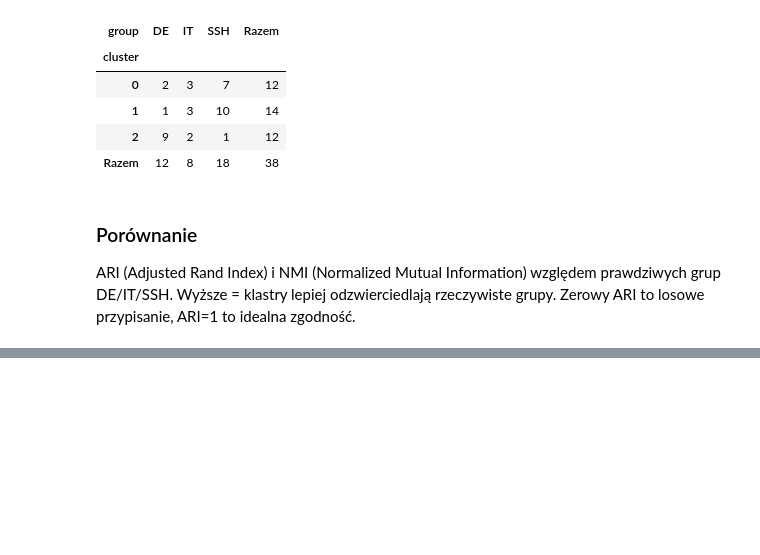
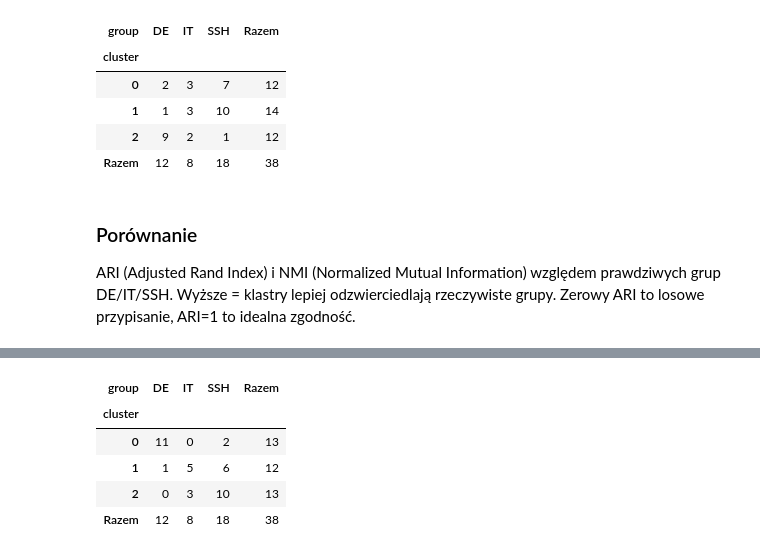
Before and after one commit to strek-o/xaifungi-analysis, a Jupyter notebook: analysis.ipynb, the cells around one changed output, grey strips where cells are left out. Cells and saved outputs as stored; diff of their text form; code cells hidden in the pictures; blank space fills up the shorter version.

```diff
--- a/analysis.ipynb
+++ b/analysis.ipynb
@@ -285,3 +435,38 @@ ARI (Adjusted Rand Index) i NMI (Normalized Mutual Information) względem prawdz
+# %%
+beh_aligned = resp_feats.reindex(tfidf_feats.index)
+beh_imputed = beh_aligned.fillna(beh_aligned.median(numeric_only=True))
+
+X_tfidf_scaled = StandardScaler().fit_transform(tfidf_feats.values)
+X_beh_scaled = StandardScaler().fit_transform(beh_imputed.values)
+X_tfidf_beh = np.hstack([X_tfidf_scaled, X_beh_scaled])
+
+clusters_tfidf_scaled = KMeans(n_clusters=3, random_state=42, n_init=20).fit_predict(
+    X_tfidf_scaled
+)
+clusters_tfidf_beh = KMeans(n_clusters=3, random_state=42, n_init=20).fit_predict(
+    X_tfidf_beh
+)
+
+results_tfidf_beh = pd.DataFrame(
+    {
+        "participant_id": tfidf_feats.index.tolist(),
+        "cluster": clusters_tfidf_beh,
+    }
+).merge(text_df[["participant_id", "group"]], on="participant_id")
+
+pd.crosstab(
+    results_tfidf_beh["cluster"],
+    results_tfidf_beh["group"],
+    margins=True,
+    margins_name="Razem",
+)
+# %% [output]
+| group | DE | IT | SSH | Razem |
+| cluster |  |  |  |  |
+| 0 | 11 | 0 | 2 | 13 |
+| 1 | 1 | 5 | 6 | 12 |
+| 2 | 0 | 3 | 10 | 13 |
+| Razem | 12 | 8 | 18 | 38 |
 # %%
 from sklearn.metrics import adjusted_rand_score, normalized_mutual_info_score
 
```
Also changed, not shown: parts of 11 cells of this notebook, 1 other file.
